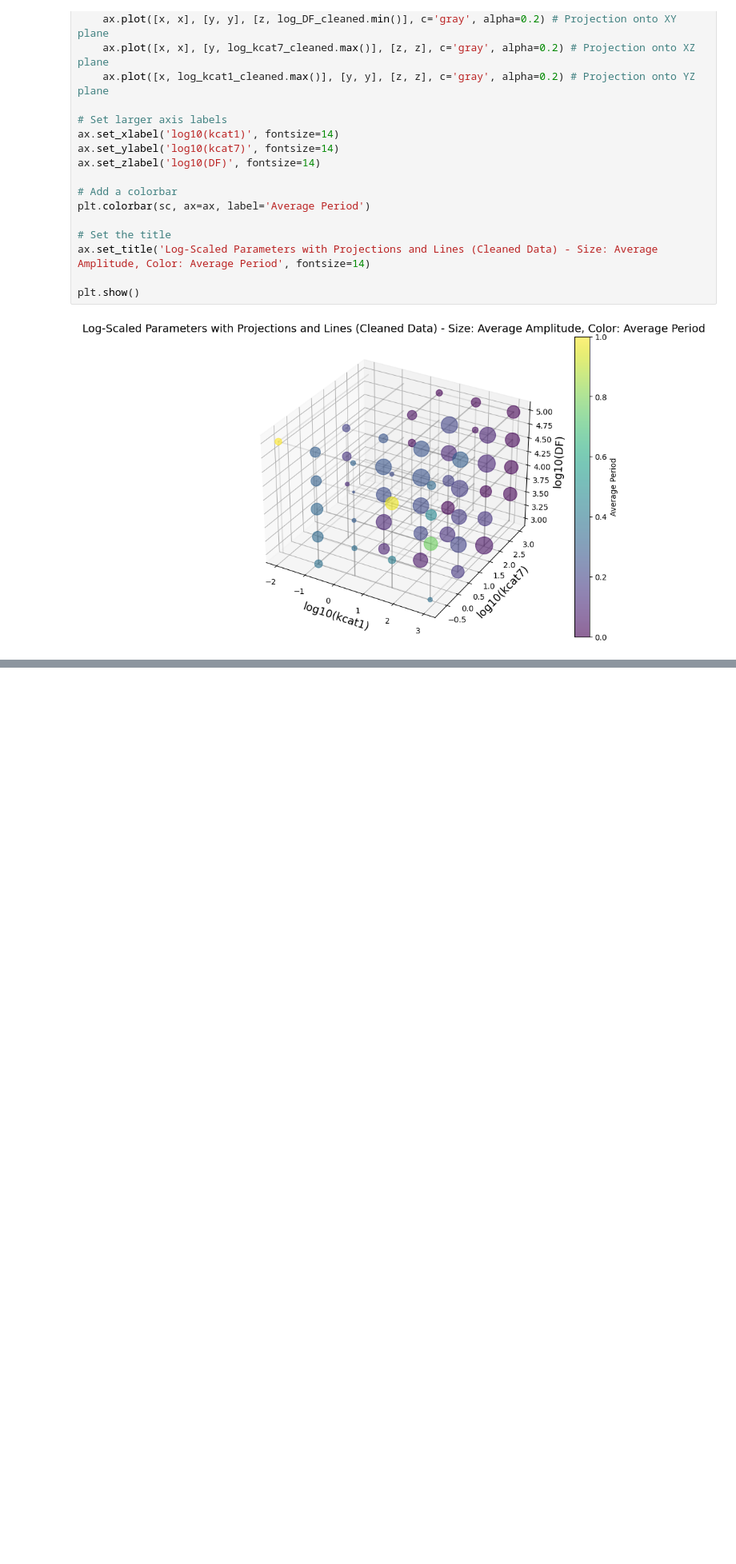
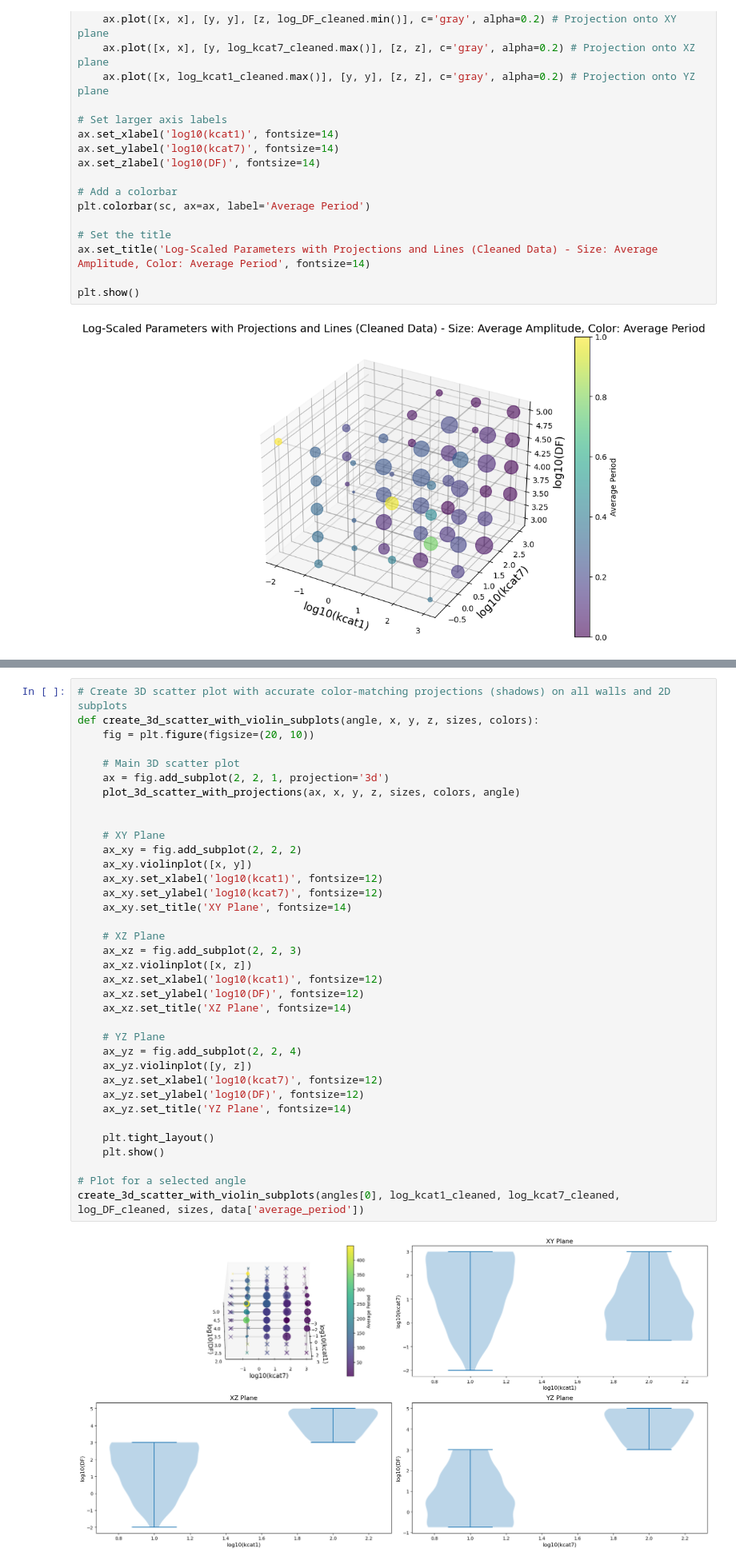
Before and after one commit to jonathanfischer97/Julia, a Jupyter notebook: OscillatorPaper/FigureGenerationScripts/3FixedPyPlot.ipynb, the cells around one changed output, grey strips where cells are left out. Shown at 80% size. Drawn from its saved outputs; the diff is of its cells as text; blank space fills up the shorter version.

```diff
--- a/OscillatorPaper/FigureGenerationScripts/3FixedPyPlot.ipynb
+++ b/OscillatorPaper/FigureGenerationScripts/3FixedPyPlot.ipynb
@@ -168,0 +268,38 @@ for angle in angles:
+# %%
+# Create 3D scatter plot with accurate color-matching projections (shadows) on all walls and 2D subplots
+def create_3d_scatter_with_violin_subplots(angle, x, y, z, sizes, colors):
+    fig = plt.figure(figsize=(20, 10))
+
+    # Main 3D scatter plot
+    ax = fig.add_subplot(2, 2, 1, projection='3d')
+    plot_3d_scatter_with_projections(ax, x, y, z, sizes, colors, angle)
+
+
+    # XY Plane
+    ax_xy = fig.add_subplot(2, 2, 2)
+    ax_xy.violinplot([x, y])
+    ax_xy.set_xlabel('log10(kcat1)', fontsize=12)
+    ax_xy.set_ylabel('log10(kcat7)', fontsize=12)
+    ax_xy.set_title('XY Plane', fontsize=14)
+
+    # XZ Plane
+    ax_xz = fig.add_subplot(2, 2, 3)
+    ax_xz.violinplot([x, z])
+    ax_xz.set_xlabel('log10(kcat1)', fontsize=12)
+    ax_xz.set_ylabel('log10(DF)', fontsize=12)
+    ax_xz.set_title('XZ Plane', fontsize=14)
+
+    # YZ Plane
+    ax_yz = fig.add_subplot(2, 2, 4)
+    ax_yz.violinplot([y, z])
+    ax_yz.set_xlabel('log10(kcat7)', fontsize=12)
+    ax_yz.set_ylabel('log10(DF)', fontsize=12)
+    ax_yz.set_title('YZ Plane', fontsize=14)
+
+    plt.tight_layout()
+    plt.show()
+
+# Plot for a selected angle
+create_3d_scatter_with_violin_subplots(angles[0], log_kcat1_cleaned, log_kcat7_cleaned, log_DF_cleaned, sizes, data['average_period'])
+# %% [output]
+[figure, added]
```
Also changed, not shown: parts of 10 cells of this notebook.
